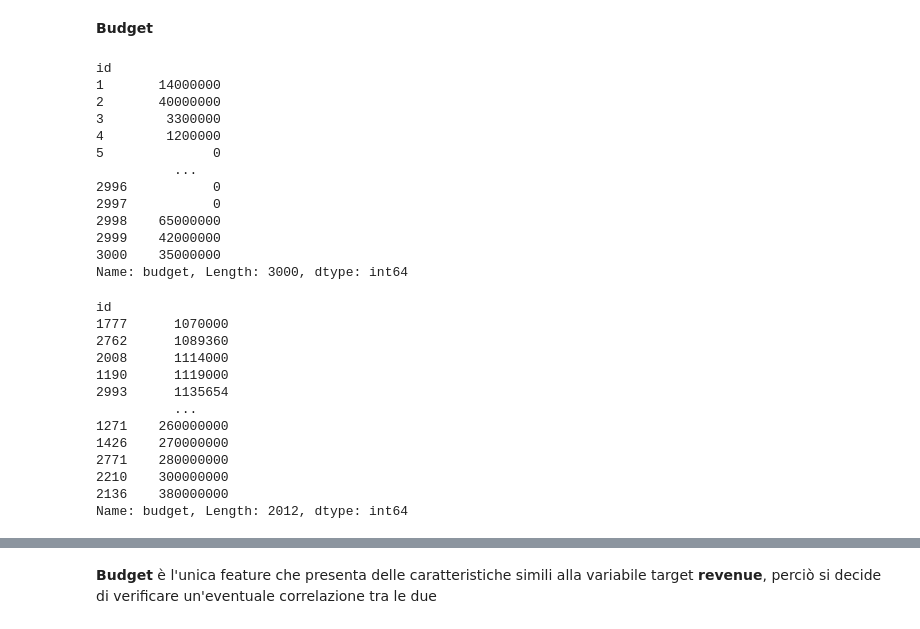
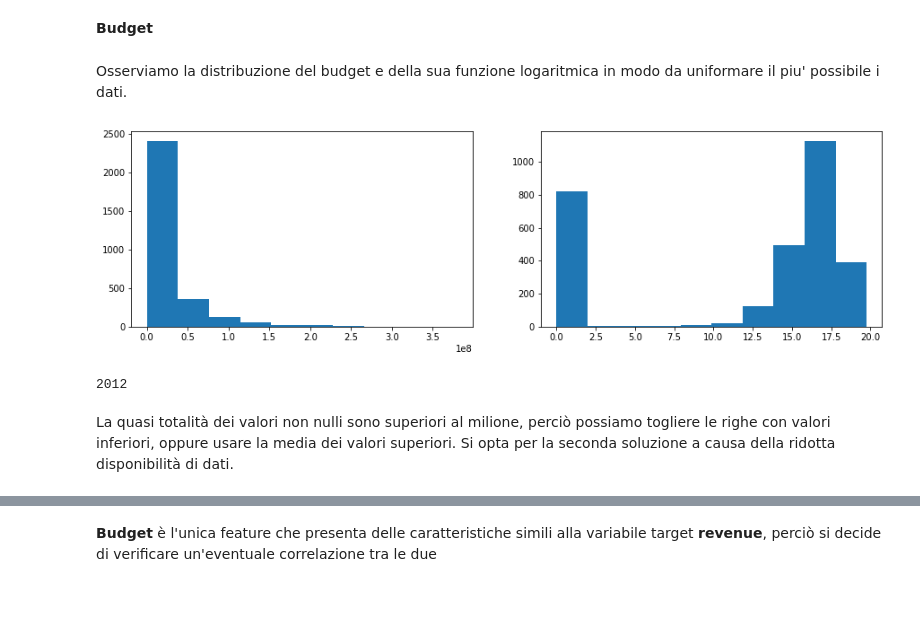
Before and after one commit to sergiorolnic/datascience, a Jupyter notebook: datascience_project.ipynb, the cells around one changed output, grey strips where cells are left out. Saved outputs shown, nothing was run; the diff lists cells and outputs as text; code cells hidden in the pictures; blank space fills up the shorter version.

```diff
--- a/datascience_project.ipynb
+++ b/datascience_project.ipynb
@@ -149,35 +149,15 @@ data['homepage_is_present'] = data['homepage'].apply(lambda x: 0 if pd.isna(x) e
 data = data.drop(columns='homepage')
 # %% [markdown]
 **Budget**
+# %% [markdown]
+Osserviamo la distribuzione del budget e della sua funzione logaritmica in modo da uniformare il piu' possibile i dati.
+# %%
+plt.figure(figsize=(15, 4))
+plt.subplot(1, 2, 1).hist(data.budget)
+plt.subplot(1, 2, 2).hist(np.log1p(data.budget));
+# %% [output]
+[figure, added]
 # %%
-data.budget
+data.budget[data.budget>1000000].count()
 # %% [output]
-id
-1       14000000
-2       40000000
-3        3300000
-4        1200000
-5              0
-          ...
-2996           0
-2997           0
-2998    65000000
-2999    42000000
-3000    35000000
-Name: budget, Length: 3000, dtype: int64
+2012
-# %%
-data[data.budget>1000000].budget.sort_values()
-# %% [output]
-id
-1777      1070000
-2762      1089360
-2008      1114000
-1190      1119000
-2993      1135654
-          ...
-1271    260000000
-1426    270000000
-2771    280000000
-2210    300000000
-2136    380000000
-Name: budget, Length: 2012, dtype: int64
@@ -185,0 +164,2 @@ data.budget[data.budget== 0] = data.budget[data.budget>]
+# %% [markdown]
+La quasi totalità dei valori non nulli sono superiori al milione, perciò possiamo togliere le righe con valori inferiori, oppure usare la media dei valori superiori. Si opta per la seconda soluzione a causa della ridotta disponibilità di dati.
```
Also changed, not shown: parts of 60 cells of this notebook.
